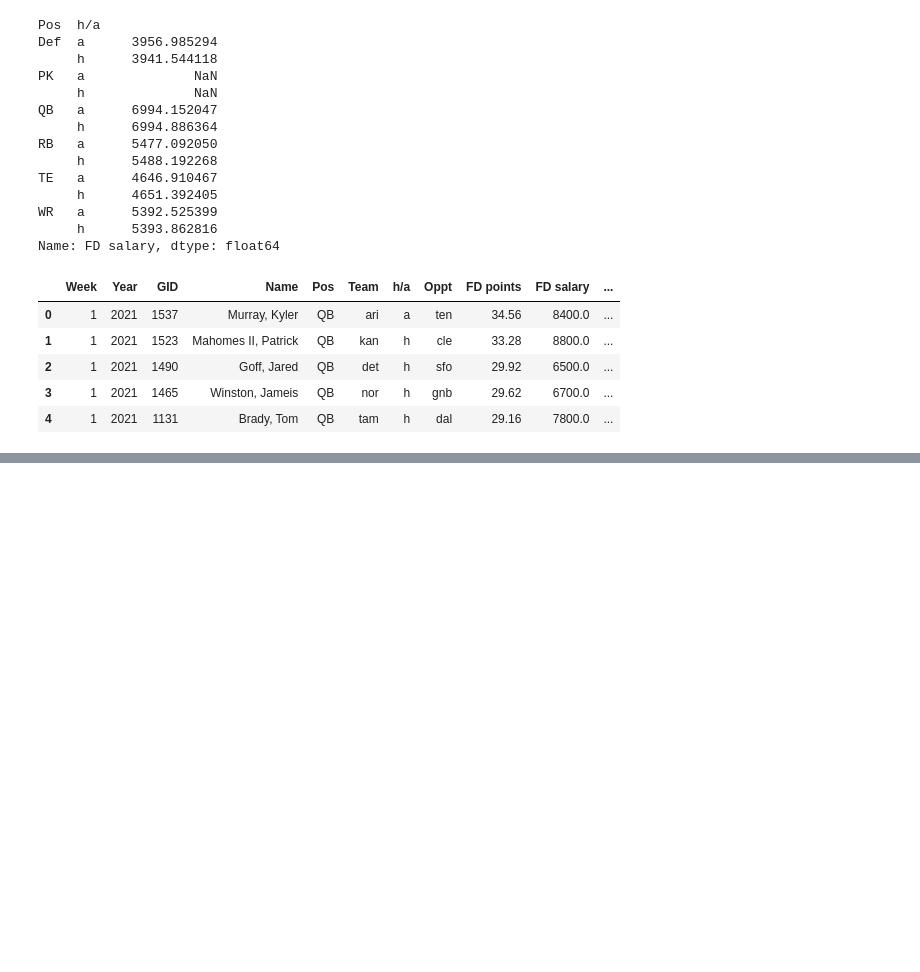
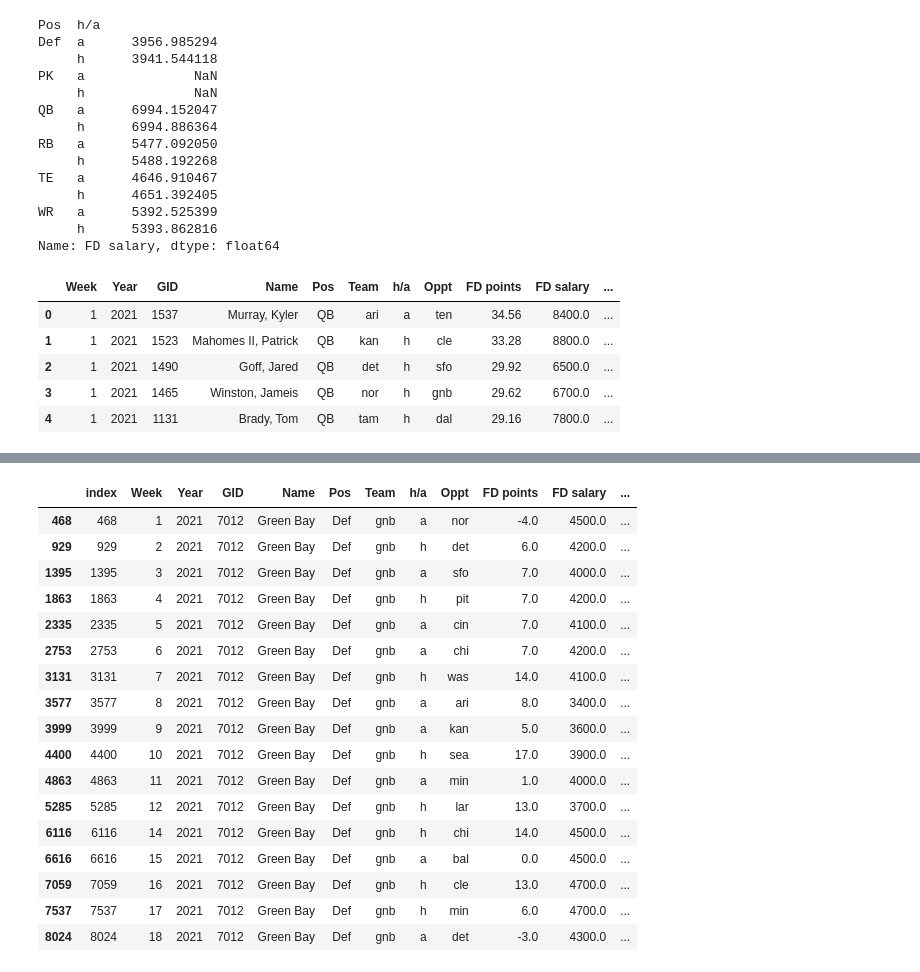
Before and after one commit to mruston209/Springboard, a Jupyter notebook: Capstone2 - EDA - Michael Ruston.ipynb, the cells around one changed output, grey strips where cells are left out. Saved outputs shown, nothing was run; the diff lists cells and outputs as text; code cells hidden in the pictures; blank space fills up the shorter version.

```diff
--- a/Capstone2 - EDA - Michael Ruston.ipynb
+++ b/Capstone2 - EDA - Michael Ruston.ipynb
@@ -330,0 +386,6 @@ TypeError: expected 1D vector for x
+# %%
+## nfl['Last5FD_mean'] =
+
+rolling3 = nfl.sort_values('Week').groupby(['Name','Pos','Team'])['FD points','FD salary'].rolling(3).mean().reset_index()
+
+rolling3.head(10)
@@ -330,0 +425,8 @@ TypeError: expected 1D vector for x
+# %%
+rolling3small = rolling3[['level_3','FD points','FD salary']]
+
+rolling3small.head()
+
+rolling3small = rolling3small.rename(columns={'level_3':'index','FD points':'FD_MA3','FD salary':'Salary_MA3'})
+
+rolling3small.head(10)
@@ -330,0 +445,7 @@ TypeError: expected 1D vector for x
+# %%
+nfl.head()
+nfl.tail()
+
+nfl = nfl.reset_index()
+
+nfl
@@ -330,0 +466,4 @@ TypeError: expected 1D vector for x
+# %%
+nfl2 = pd.merge( nfl, rolling3small, on='index')
+
+nfl2
@@ -330,0 +484,21 @@ TypeError: expected 1D vector for x
+# %%
+nfl2[nfl2.Name == 'Green Bay']
+# %% [output]
+|  | index | Week | Year | GID | Name | Pos | Team | h/a | Oppt | FD points | FD salary | ... |
+| 468 | 468 | 1 | 2021 | 7012 | Green Bay | Def | gnb | a | nor | -4.0 | 4500.0 | ... |
+| 929 | 929 | 2 | 2021 | 7012 | Green Bay | Def | gnb | h | det | 6.0 | 4200.0 | ... |
+| 1395 | 1395 | 3 | 2021 | 7012 | Green Bay | Def | gnb | a | sfo | 7.0 | 4000.0 | ... |
+| 1863 | 1863 | 4 | 2021 | 7012 | Green Bay | Def | gnb | h | pit | 7.0 | 4200.0 | ... |
+| 2335 | 2335 | 5 | 2021 | 7012 | Green Bay | Def | gnb | a | cin | 7.0 | 4100.0 | ... |
+| 2753 | 2753 | 6 | 2021 | 7012 | Green Bay | Def | gnb | a | chi | 7.0 | 4200.0 | ... |
+| 3131 | 3131 | 7 | 2021 | 7012 | Green Bay | Def | gnb | h | was | 14.0 | 4100.0 | ... |
+| 3577 | 3577 | 8 | 2021 | 7012 | Green Bay | Def | gnb | a | ari | 8.0 | 3400.0 | ... |
+| 3999 | 3999 | 9 | 2021 | 7012 | Green Bay | Def | gnb | a | kan | 5.0 | 3600.0 | ... |
+| 4400 | 4400 | 10 | 2021 | 7012 | Green Bay | Def | gnb | h | sea | 17.0 | 3900.0 | ... |
+| 4863 | 4863 | 11 | 2021 | 7012 | Green Bay | Def | gnb | a | min | 1.0 | 4000.0 | ... |
+| 5285 | 5285 | 12 | 2021 | 7012 | Green Bay | Def | gnb | h | lar | 13.0 | 3700.0 | ... |
+| 6116 | 6116 | 14 | 2021 | 7012 | Green Bay | Def | gnb | h | chi | 14.0 | 4500.0 | ... |
+| 6616 | 6616 | 15 | 2021 | 7012 | Green Bay | Def | gnb | a | bal | 0.0 | 4500.0 | ... |
+| 7059 | 7059 | 16 | 2021 | 7012 | Green Bay | Def | gnb | h | cle | 13.0 | 4700.0 | ... |
+| 7537 | 7537 | 17 | 2021 | 7012 | Green Bay | Def | gnb | h | min | 6.0 | 4700.0 | ... |
+| 8024 | 8024 | 18 | 2021 | 7012 | Green Bay | Def | gnb | a | det | -3.0 | 4300.0 | ... |
```
Also changed, not shown: parts of 27 cells of this notebook.
